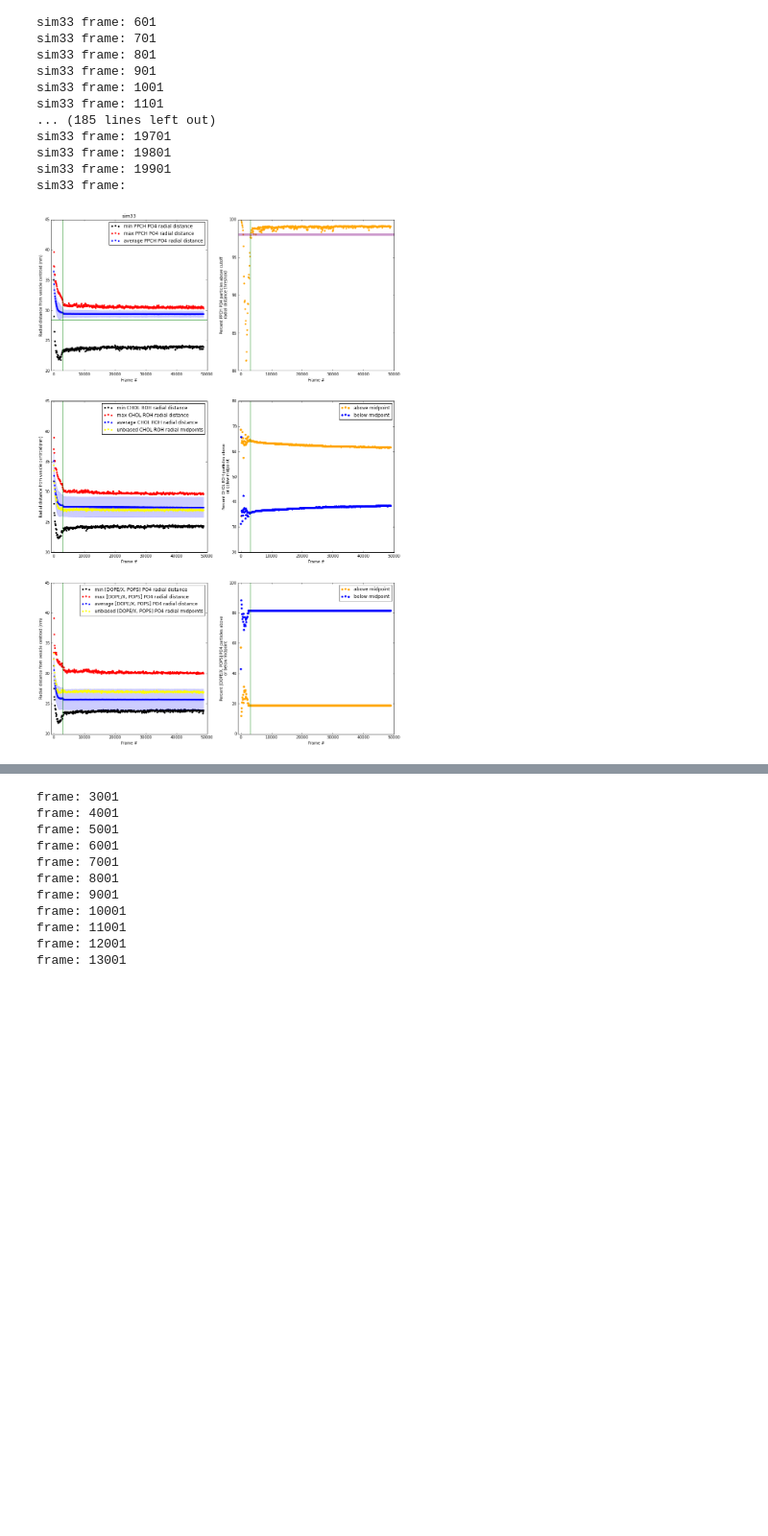
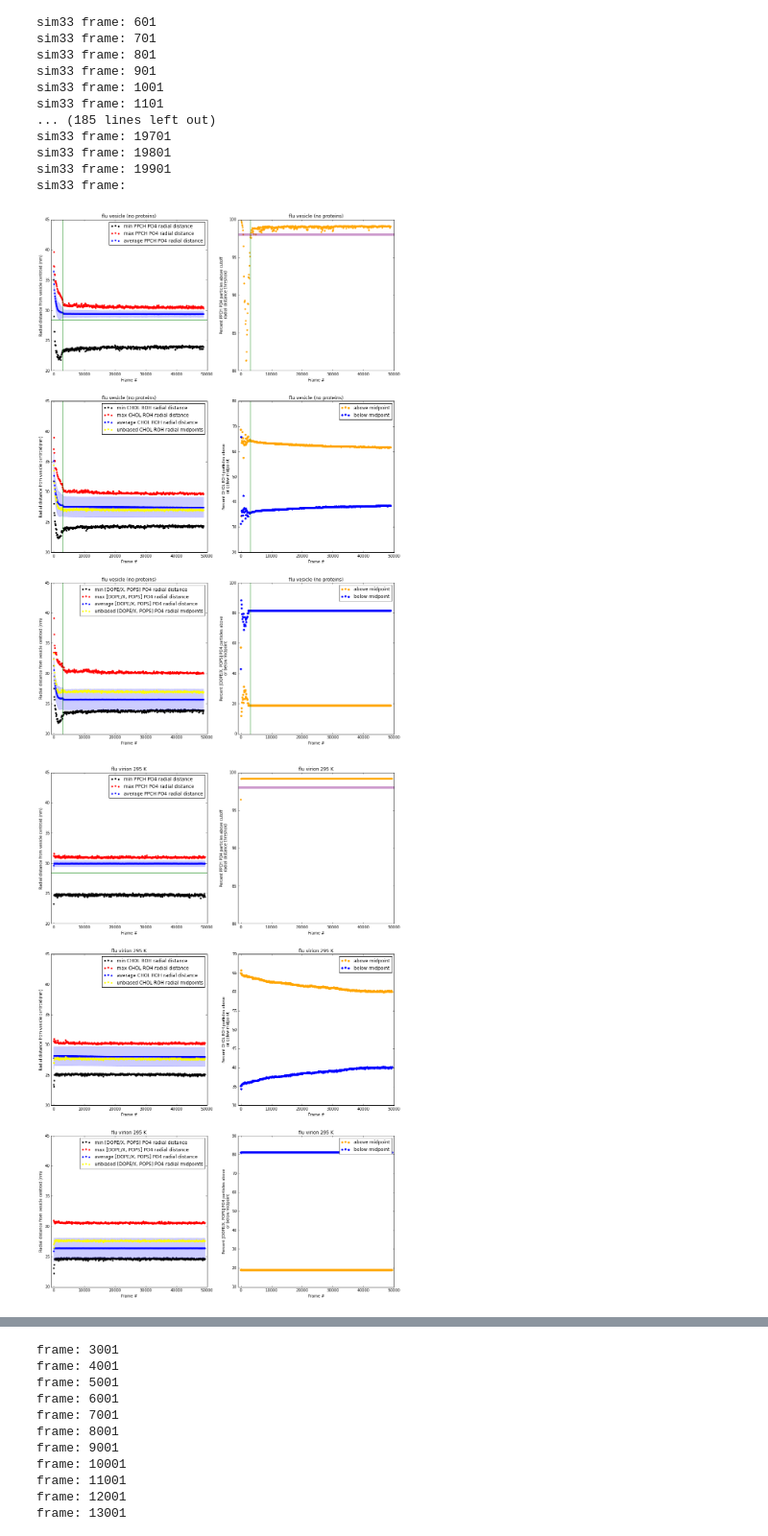
Before and after one commit to tylerjereddy/viral_voronoi_analysis, a Jupyter notebook: spherical_Voronoi_virus_analysis.ipynb, the cells around one changed output, grey strips where cells are left out. Shown at 96% size. Saved outputs shown, nothing was run; the diff lists cells and outputs as text; code cells hidden in the pictures; blank space fills up the shorter version.

```diff
--- a/spherical_Voronoi_virus_analysis.ipynb
+++ b/spherical_Voronoi_virus_analysis.ipynb
@@ -273,10 +273,15 @@ sim33 frame:
 # %%
 #plot the testing data produced above:
 fig_sim33 = plt.figure()
 sim33_radial_assessment_instance = voronoi_analysis_library.radial_distance_assessment(fig_sim33,list_min_PPCH_PO4_distances,list_max_PPCH_PO4_distances,list_average_PPCH_PO4_distances,list_std_dev_PPCH_PO4_distances,list_frame_numbers,list_PPCH_percent_above_treshold,list_min_CHOL_ROH_distances,list_max_CHOL_ROH_distances,list_average_CHOL_ROH_distances,list_std_dev_CHOL_ROH_distances,list_CHOL_ROH_midpoint_distances,list_CHOL_ROH_percent_above_threshold,list_CHOL_ROH_percent_below_threshold,list_min_remaining_headgroup_distances,list_max_remaining_headgroup_distances,list_average_remaining_headgroup_distances,list_std_dev_remaining_headgroup_distances,list_remaining_headgroup_midpoint_distances,list_remaining_headgroup_percent_above_threshold,list_remaining_headgroup_percent_below_threshold,threshold)
-sim33_radial_assessment_instance.plot('sim33')
+sim33_radial_assessment_instance.plot('flu vesicle (no proteins)',equil_line=1)
+#test plot for sim35:
+fig_sim35 = plt.figure()
+sim35_radial_assessment_instance = voronoi_analysis_library.radial_distance_assessment(fig_sim35,sim35_list_min_PPCH_PO4_distances,sim35_list_max_PPCH_PO4_distances,sim35_list_average_PPCH_PO4_distances,sim35_list_std_dev_PPCH_PO4_distances,sim35_list_frame_numbers,sim35_list_PPCH_percent_above_treshold,sim35_list_min_CHOL_ROH_distances,sim35_list_max_CHOL_ROH_distances,sim35_list_average_CHOL_ROH_distances,sim35_list_std_dev_CHOL_ROH_distances,sim35_list_CHOL_ROH_midpoint_distances,sim35_list_CHOL_ROH_percent_above_threshold,sim35_list_CHOL_ROH_percent_below_threshold,sim35_list_min_remaining_headgroup_distances,sim35_list_max_remaining_headgroup_distances,sim35_list_average_remaining_headgroup_distances,sim35_list_std_dev_remaining_headgroup_distances,sim35_list_remaining_headgroup_midpoint_distances,sim35_list_remaining_headgroup_percent_above_threshold,sim35_list_remaining_headgroup_percent_below_threshold,sim35_threshold)
+sim35_radial_assessment_instance.plot('flu virion 295 K')
 # %% [output]
-[figure, old version]
+[figure, new version]
+[figure, added]
 # %% [markdown]
 Clearly, we can capture > 98 % of the PPCH PO4 particles by requiring that radial distance exceeds 28.5 nm (just outside 1 standard deviation from the average for PPCH PO4). This isn't surprising given that PPCH was initially placed entirely in the outer leaflet and only a small amount of PPCH flipped to inner leaflet during equilibration. So, one thing we might want to do for the outer leaflet is project all headgroup particles to the average of PPCH PO4. For PPCH PO4, this would mean taking all particles > 28.5 nm and projecting to the average value (to avoid projecting inner leaflet outliers).
 
```
Also changed, not shown: parts of 1 cell of this notebook, 1 other file.
